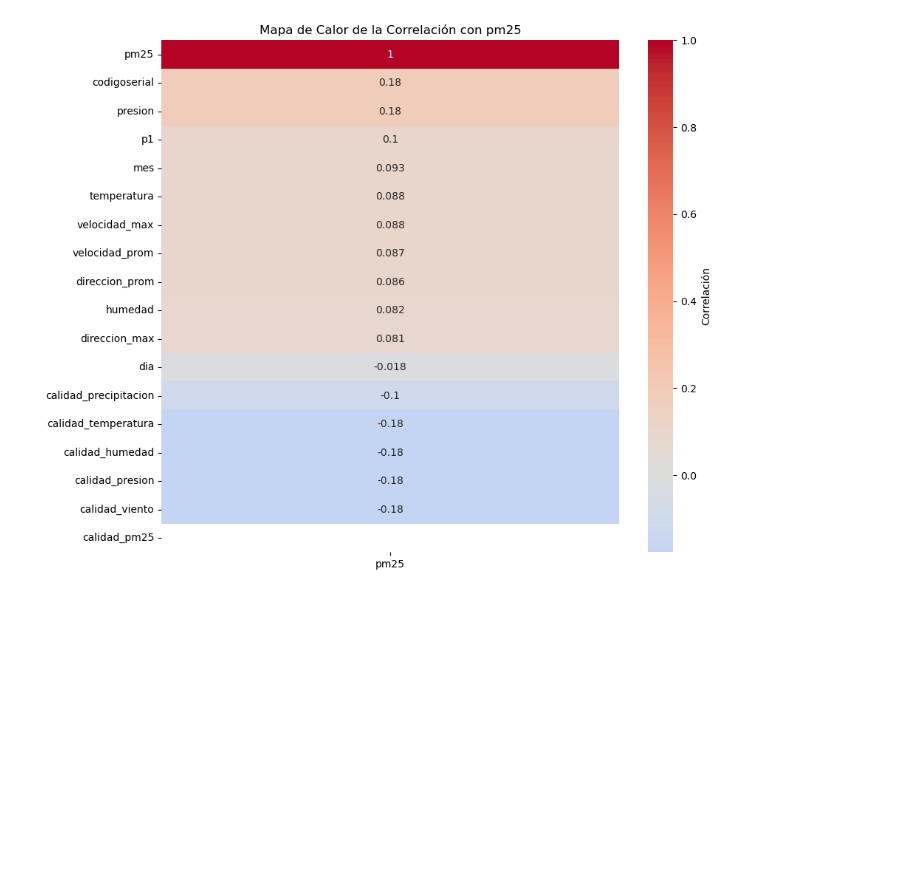
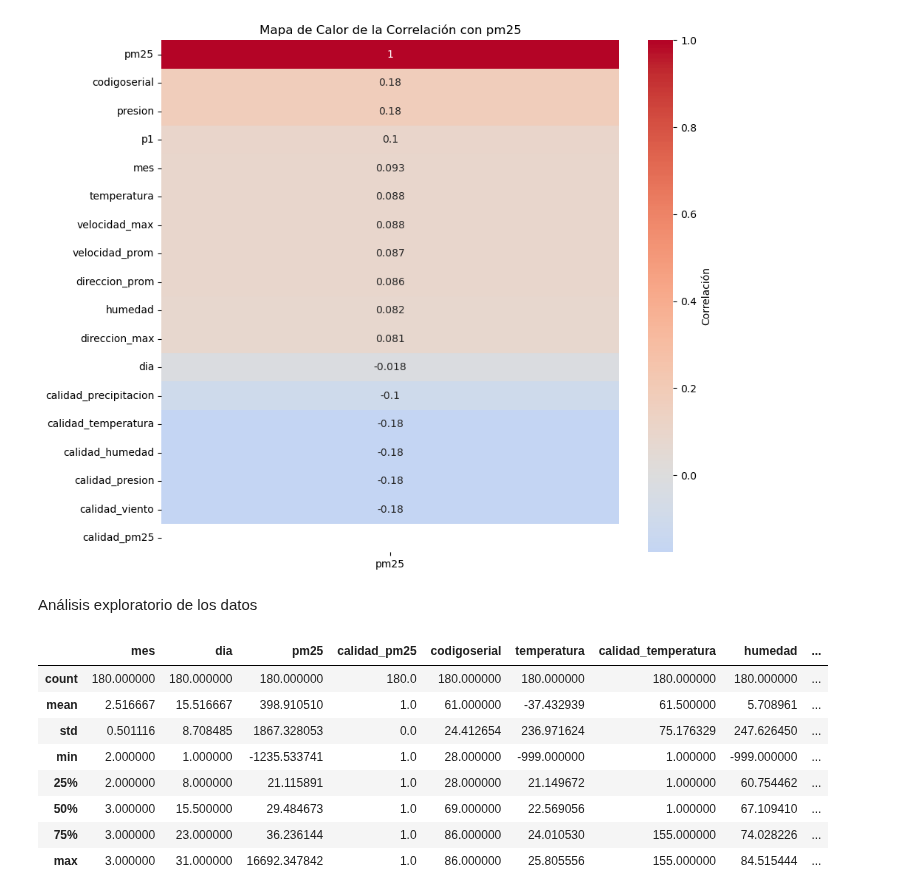
Before and after one commit to kennethLeonel/Monografia-calidad-del-aire-valle-de-aburra, a Jupyter notebook: Proyecto_dataset.ipynb, the cells around one changed output. Saved outputs shown, nothing was run; the diff lists cells and outputs as text; code cells hidden in the pictures; blank space fills up the shorter version.

```diff
--- a/Proyecto_dataset.ipynb
+++ b/Proyecto_dataset.ipynb
@@ -418,3 +418,17 @@ plt.title('Mapa de Calor de la Correlación con pm25')
 plt.show()
 # %% [output]
 [figure]
+# %% [markdown]
+Análisis exploratorio de los datos
+# %%
+dataSetCalidadAire.describe()
+# %% [output]
+|  | mes | dia | pm25 | calidad_pm25 | codigoserial | temperatura | calidad_temperatura | humedad | ... |
+| count | 180.000000 | 180.000000 | 180.000000 | 180.0 | 180.000000 | 180.000000 | 180.000000 | 180.000000 | ... |
+| mean | 2.516667 | 15.516667 | 398.910510 | 1.0 | 61.000000 | -37.432939 | 61.500000 | 5.708961 | ... |
+| std | 0.501116 | 8.708485 | 1867.328053 | 0.0 | 24.412654 | 236.971624 | 75.176329 | 247.626450 | ... |
+| min | 2.000000 | 1.000000 | -1235.533741 | 1.0 | 28.000000 | -999.000000 | 1.000000 | -999.000000 | ... |
+| 25% | 2.000000 | 8.000000 | 21.115891 | 1.0 | 28.000000 | 21.149672 | 1.000000 | 60.754462 | ... |
+| 50% | 3.000000 | 15.500000 | 29.484673 | 1.0 | 69.000000 | 22.569056 | 1.000000 | 67.109410 | ... |
+| 75% | 3.000000 | 23.000000 | 36.236144 | 1.0 | 86.000000 | 24.010530 | 155.000000 | 74.028226 | ... |
+| max | 3.000000 | 31.000000 | 16692.347842 | 1.0 | 86.000000 | 25.805556 | 155.000000 | 84.515444 | ... |
```
Also changed, not shown: parts of 2 cells of this notebook.
